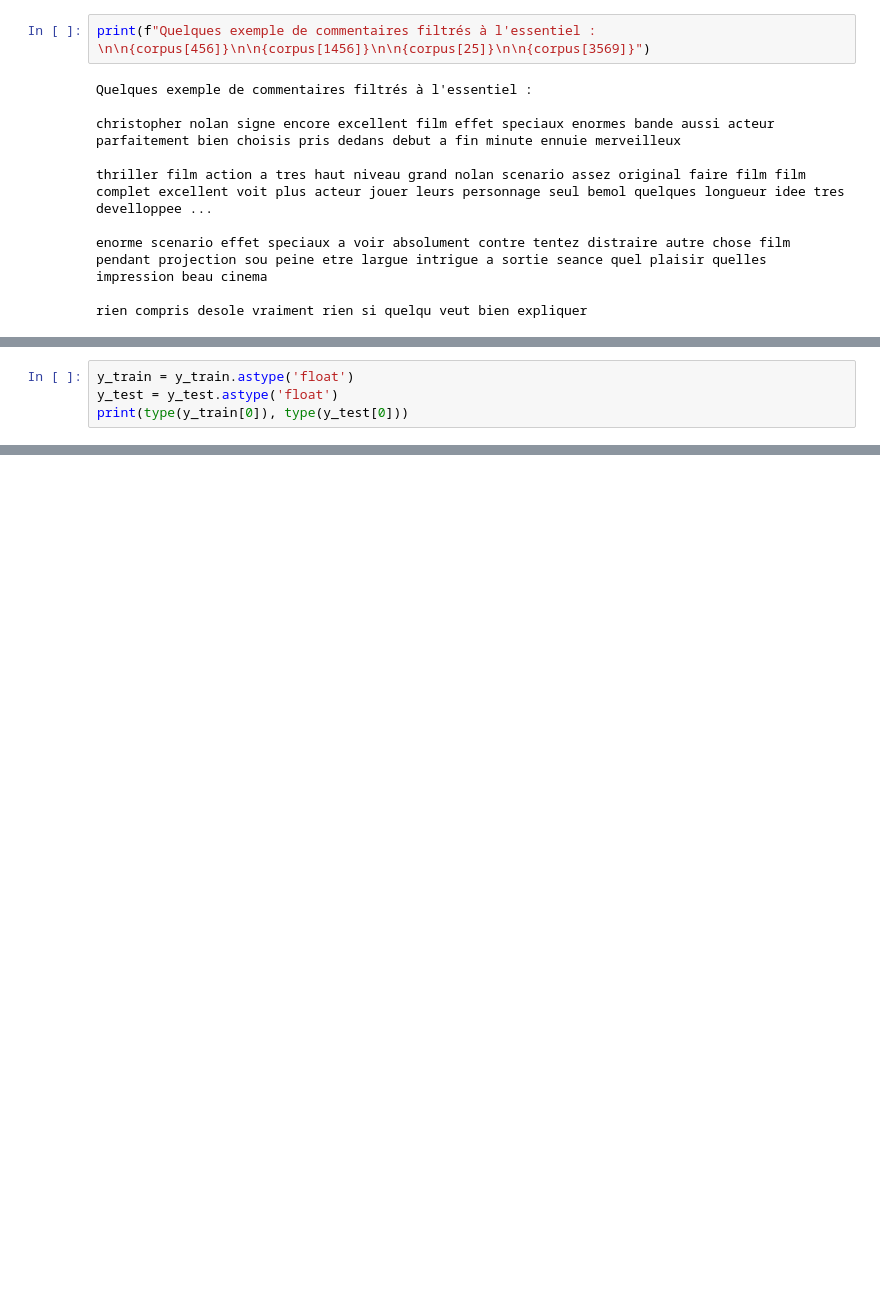
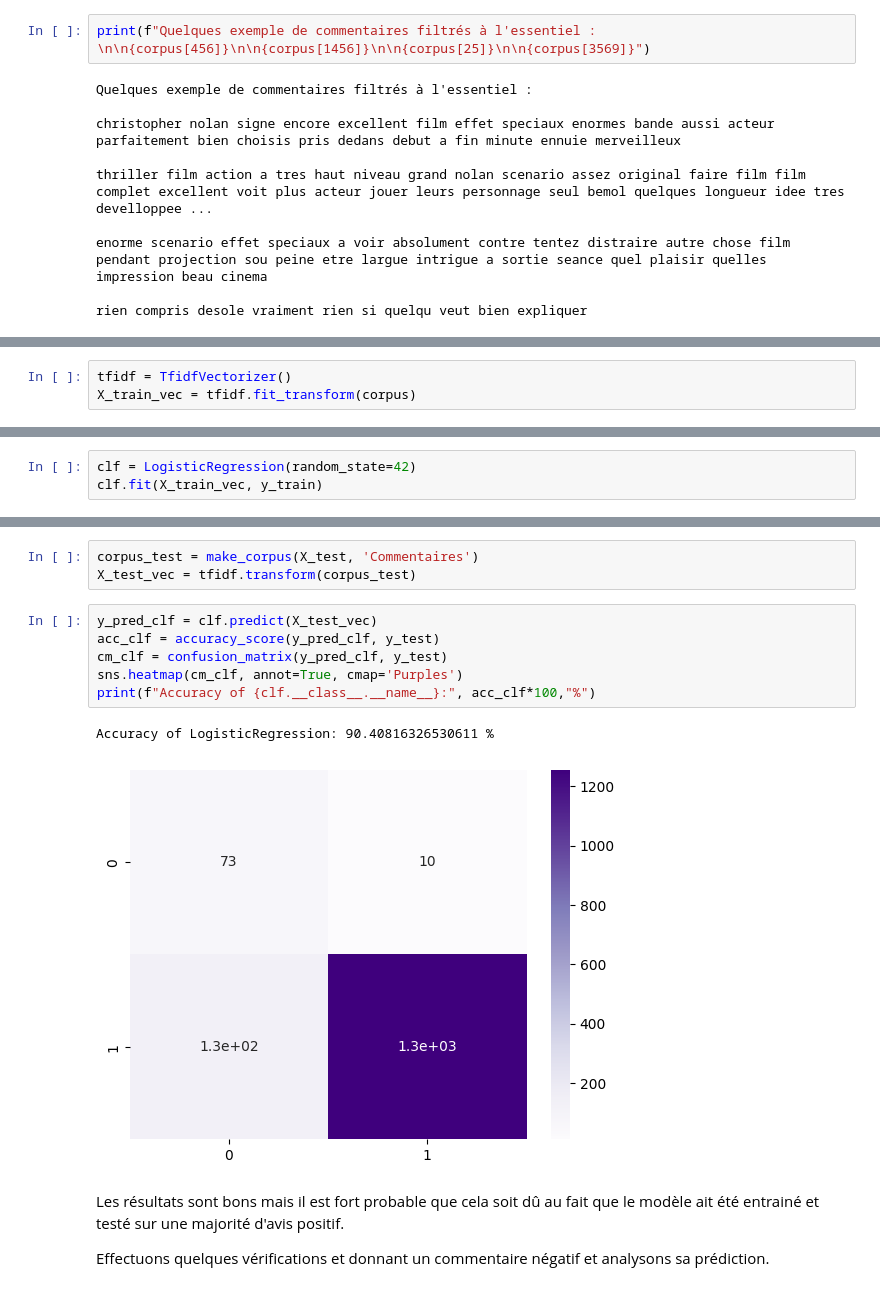
Before and after one commit to basileguerin/Brief_NLP, a Jupyter notebook: Brief_NLP.ipynb, the cells around one changed output, grey strips where cells are left out. Saved outputs shown, nothing was run; the diff lists cells and outputs as text; blank space fills up the shorter version.

```diff
--- a/Brief_NLP.ipynb
+++ b/Brief_NLP.ipynb
@@ -159,4 +191,0 @@ Jusque là, à chaque commentaire est associé une note de 1 à 5 et non une cla
-# %%
-y_train = y_train.astype('float')
-y_test = y_test.astype('float')
-print(type(y_train[0]), type(y_test[0]))
@@ -189,0 +201,3 @@ tfidf = TfidfVectorizer(ngram_range=(1, 3))
+# %%
+tfidf = TfidfVectorizer()
+X_train_vec = tfidf.fit_transform(corpus)
@@ -189,0 +232,3 @@ tfidf = TfidfVectorizer(ngram_range=(1, 3))
+# %%
+clf = LogisticRegression(random_state=42)
+clf.fit(X_train_vec, y_train)
@@ -189,0 +241,16 @@ tfidf = TfidfVectorizer(ngram_range=(1, 3))
+# %%
+corpus_test = make_corpus(X_test, 'Commentaires')
+X_test_vec = tfidf.transform(corpus_test)
+# %%
+y_pred_clf = clf.predict(X_test_vec)
+acc_clf = accuracy_score(y_pred_clf, y_test)
+cm_clf = confusion_matrix(y_pred_clf, y_test)
+sns.heatmap(cm_clf, annot=True, cmap='Purples')
+print(f"Accuracy of {clf.__class__.__name__}:", acc_clf*100,"%")
+# %% [output]
+Accuracy of LogisticRegression: 90.40816326530611 %
+[figure, added]
+# %% [markdown]
+Les résultats sont bons mais il est fort probable que cela soit dû au fait que le modèle ait été entrainé et testé sur une majorité d'avis positif.
+
+Effectuons quelques vérifications et donnant un commentaire négatif et analysons sa prédiction.
```
Also changed, not shown: parts of 34 cells of this notebook.
